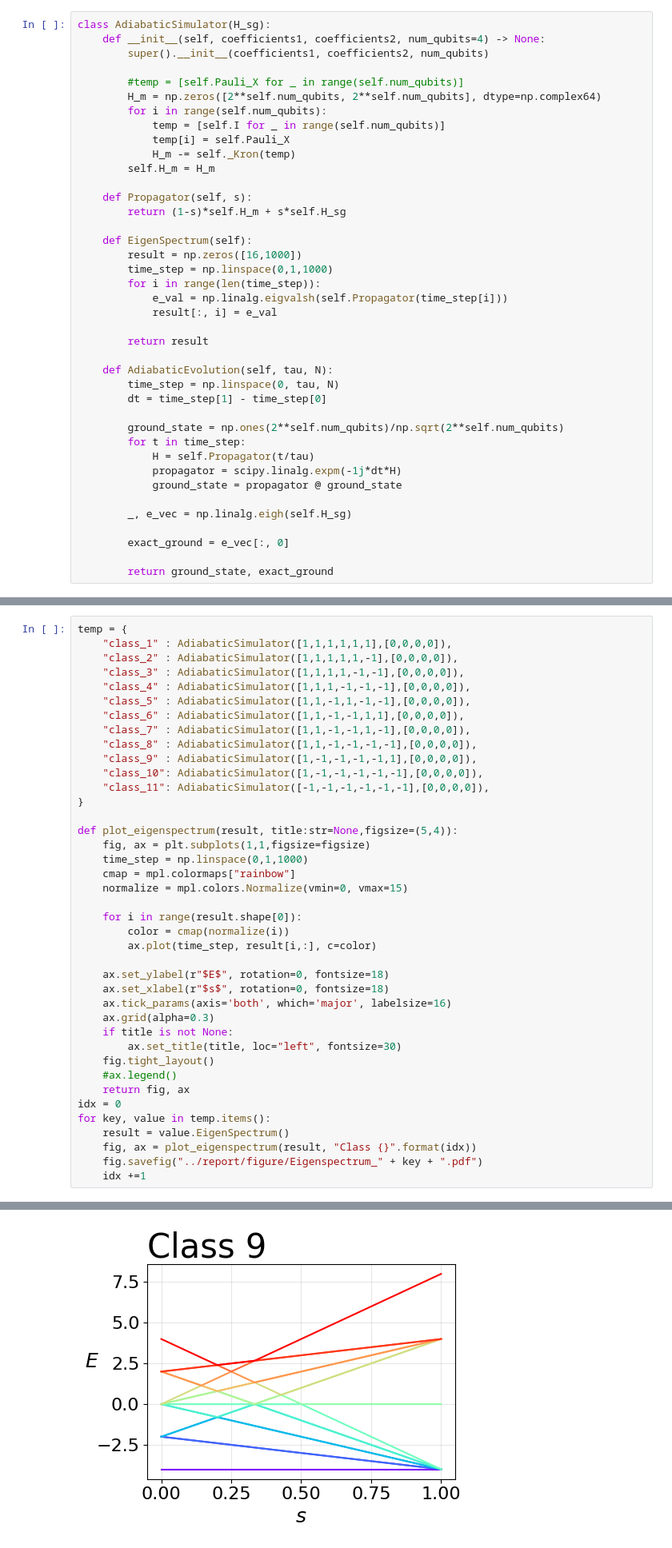
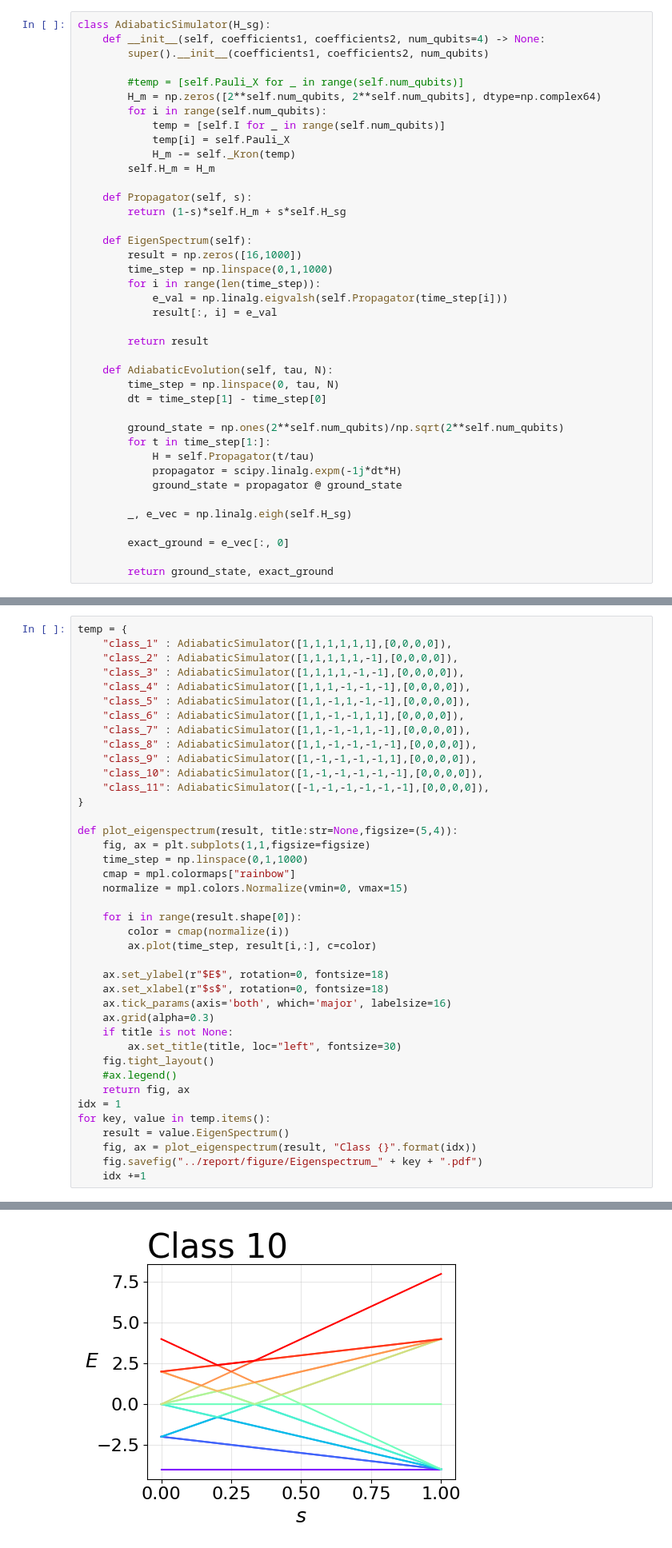
Before and after one commit to Waterbird20/QuantumChallenge, a Jupyter notebook: Prob3/src/prob3.ipynb, the cells around one changed output, grey strips where cells are left out. Shown at 80% size. Cells and saved outputs as stored; diff of their text form.

```diff
--- a/Prob3/src/prob3.ipynb
+++ b/Prob3/src/prob3.ipynb
@@ -252,7 +252,7 @@ class AdiabaticSimulator(H_sg):
         dt = time_step[1] - time_step[0]
 
         ground_state = np.ones(2**self.num_qubits)/np.sqrt(2**self.num_qubits)
-        for t in time_step:
+        for t in time_step[1:]:
             H = self.Propagator(t/tau)
             propagator = scipy.linalg.expm(-1j*dt*H)
             ground_state = propagator @ ground_state
@@ -298,7 +298,7 @@ def plot_eigenspectrum(result, title:str=None,figsize=(5,4)):
     fig.tight_layout()
     #ax.legend()
     return fig, ax
-idx = 0
+idx = 1
 for key, value in temp.items():
     result = value.EigenSpectrum()
     fig, ax = plot_eigenspectrum(result, "Class {}".format(idx))
@@ -317 +317 @@ for key, value in temp.items():
-[figure, old version]
+[figure, new version]
```
Also changed, not shown: parts of 6 cells of this notebook, 37 other files.
